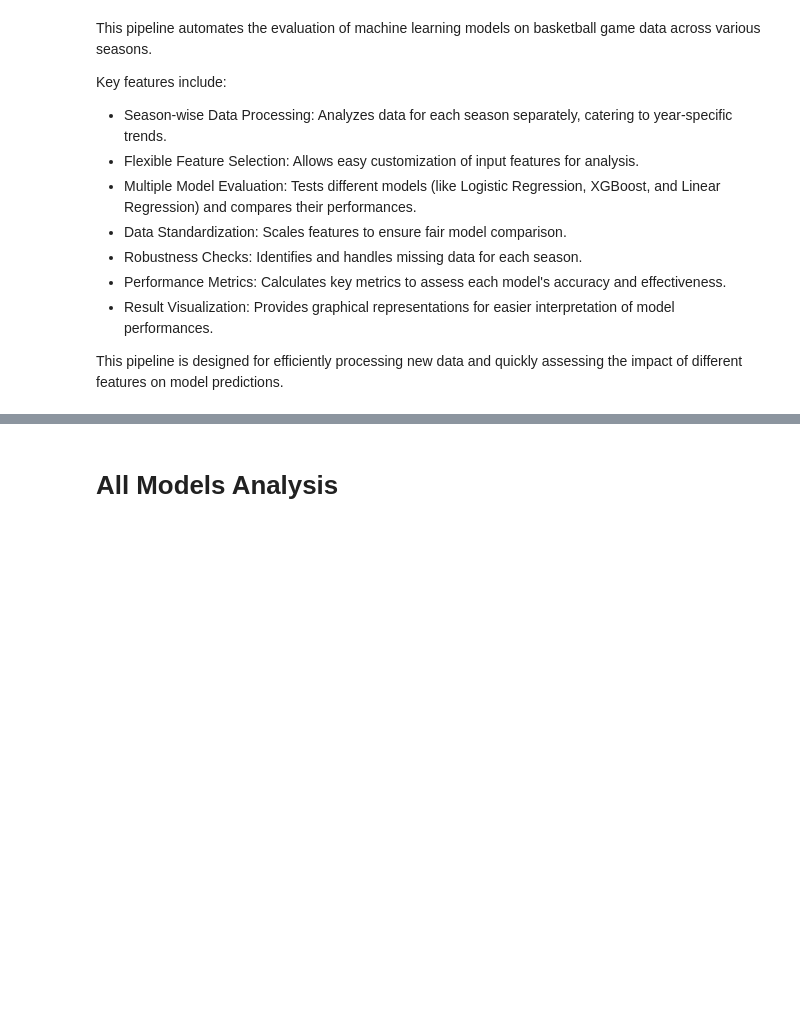
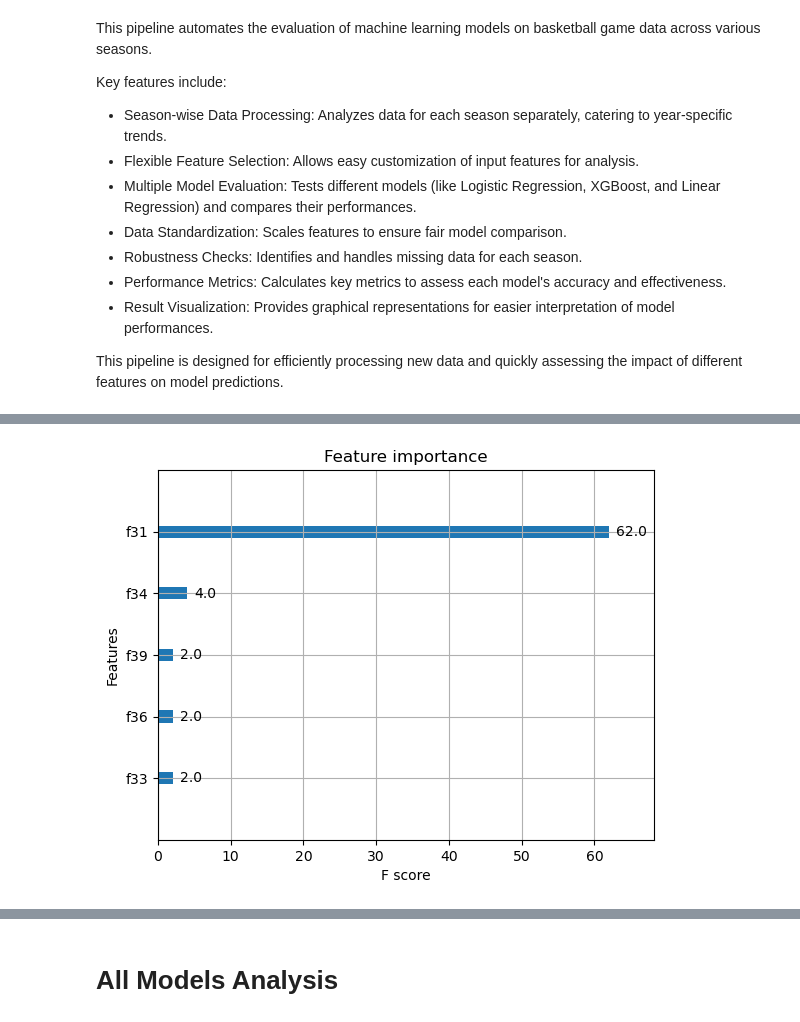
Before and after one commit to joshmccoy2/NCAA_March_Madness, a Jupyter notebook: V1_New.ipynb, the cells around one changed output, grey strips where cells are left out. Saved outputs shown, nothing was run; the diff lists cells and outputs as text; code cells hidden in the pictures; blank space fills up the shorter version.

```diff
--- a/V1_New.ipynb
+++ b/V1_New.ipynb
@@ -498,0 +429,13 @@ xgBoost_df
+# %%
+best_iteration = np.mean(iteration_counts)
+final_model = xgb.train(
+    params=param,
+    dtrain=dtrain,
+    num_boost_round=int(best_iteration)
+)
+
+# Plot feature importance
+xgb.plot_importance(final_model)
+plt.show()
+# %% [output]
+[figure, added]
```
Also changed, not shown: parts of 13 cells of this notebook.
